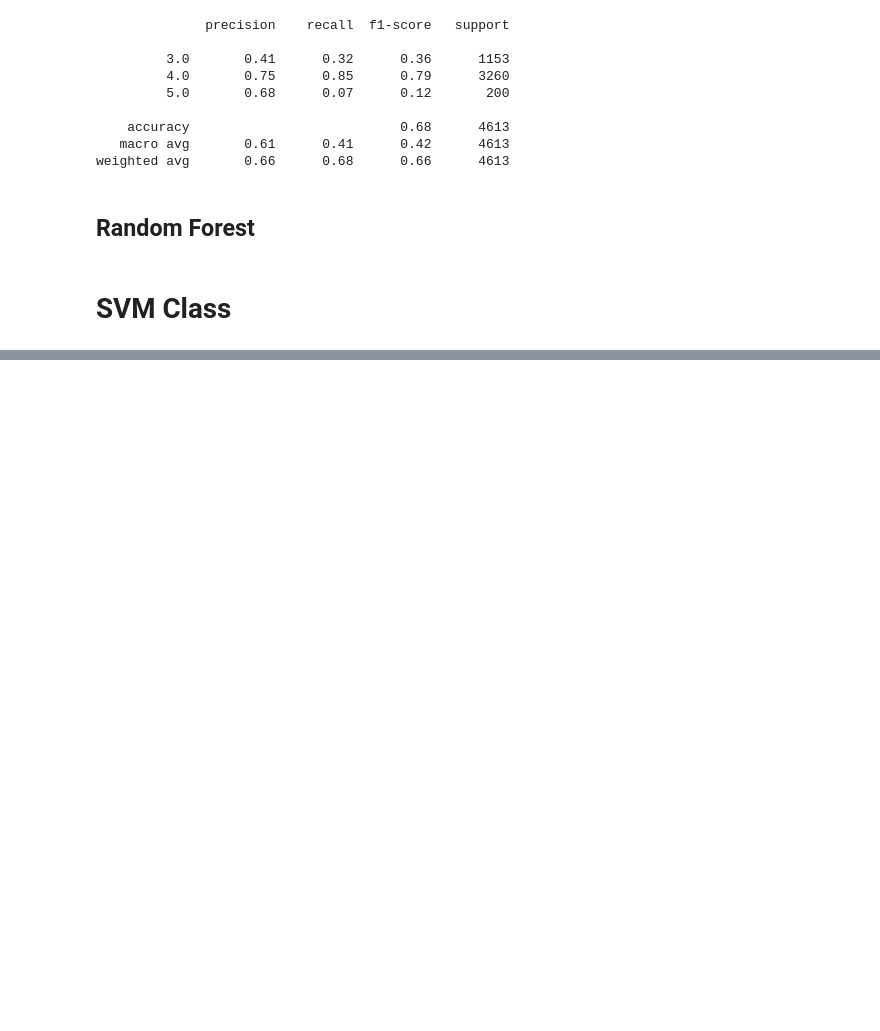
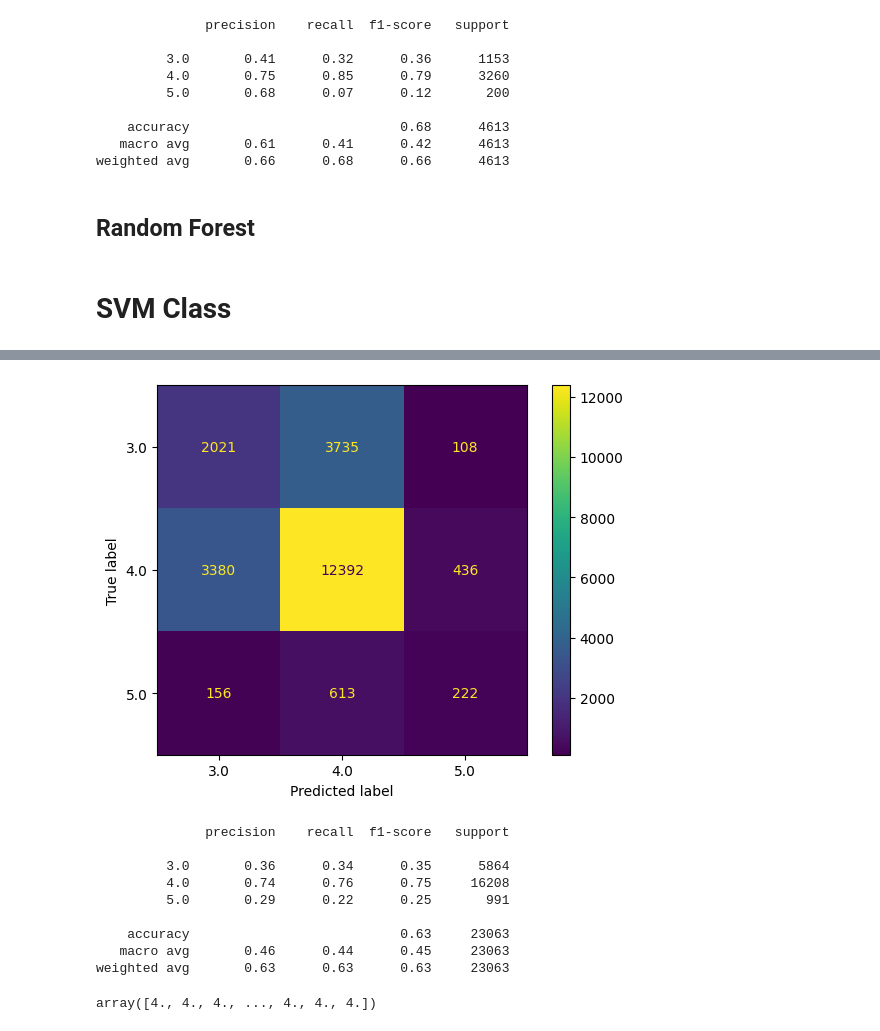
Before and after one commit to 7angel4/Goodreads-rating-classification, a Jupyter notebook: Appendix.ipynb, the cells around one changed output, grey strips where cells are left out. Cells and saved outputs as stored; diff of their text form; code cells hidden in the pictures; blank space fills up the shorter version.

```diff
--- a/Appendix.ipynb
+++ b/Appendix.ipynb
@@ -725,7 +725,21 @@ evaluate(svm_sgd, X_val, y_val)
 # %% [markdown]
 # SVM Class
 # %%
-class SVM(ClassifierMixin, BaseEstimator):
+### Linear
+
+# First try with Linear SVM
+linearSVM = svm.LinearSVC(random_state=30027)
+param_grid = {'C': range(1,102,10)}
+tune_hyperparameter(linearSVM, param_grid, X_ohe_full, y, cv=5)
+
+# Narrow down
+linearSVM = svm.LinearSVC(random_state=30027)
+param_grid = {'C': range(85, 95)}
+tune_hyperparameter(linearSVM, param_grid, X_ohe_full, y, cv=3)
+
+linearSVM = svm.LinearSVC(random_state=30027, C=93)
+linearSVM.fit(X_ohe_selected, y_train)
+cv_evaluate(linearSVM, X_ohe_selected, y)class SVM(ClassifierMixin, BaseEstimator):
 
     def __init__(self, classifier, C=-1, gamma=-1):
         self.classifier = classifier
@@ -775,0 +863,16 @@ class SVM(ClassifierMixin, BaseEstimator):
+# %%
+linearSVM = svm.LinearSVC(random_state=30027, C=93)
+linearSVM.fit(X_ohe_selected, y_train)
+cv_evaluate(linearSVM, X_ohe_selected, y)
+# %% [output]
+[figure, added]
+              precision    recall  f1-score   support
+
+         3.0       0.36      0.34      0.35      5864
+         4.0       0.74      0.76      0.75     16208
+         5.0       0.29      0.22      0.25       991
+
+    accuracy                           0.63     23063
+   macro avg       0.46      0.44      0.45     23063
+weighted avg       0.63      0.63      0.63     23063
+array([4., 4., 4., ..., 4., 4., 4.])
```
Also changed, not shown: parts of 3 cells of this notebook, 1 other file.
